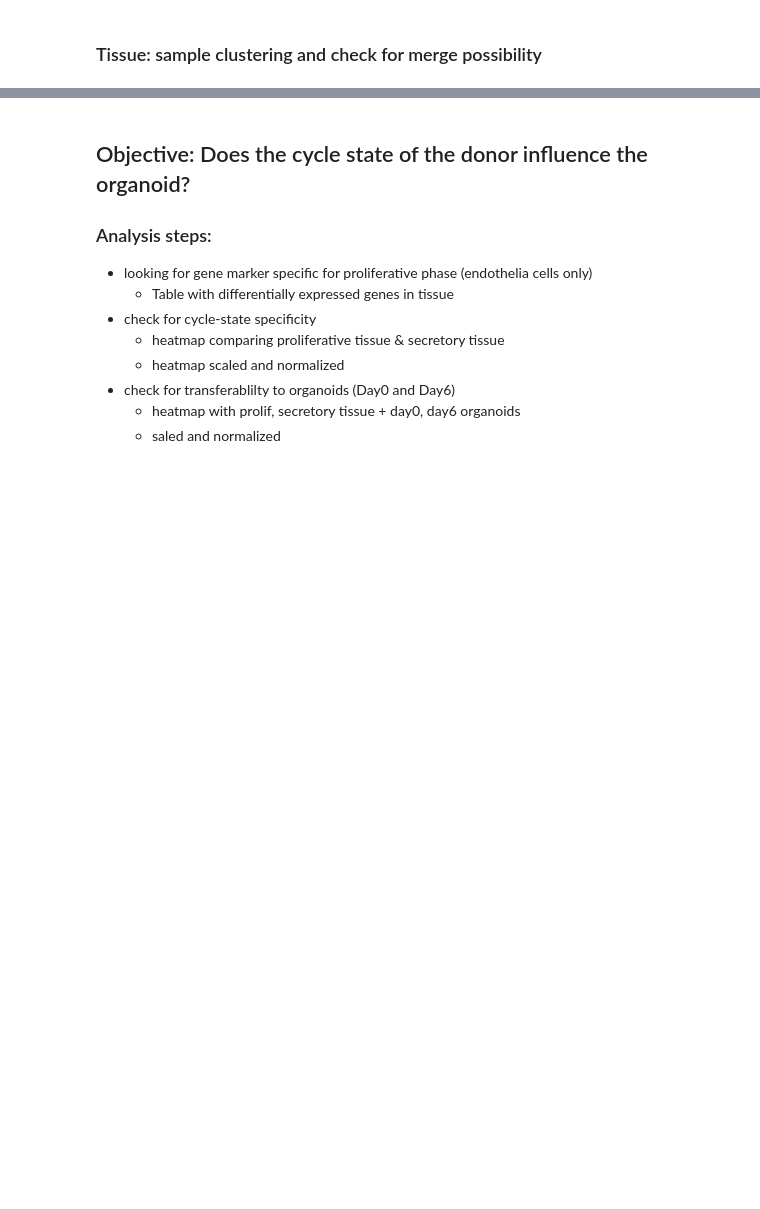
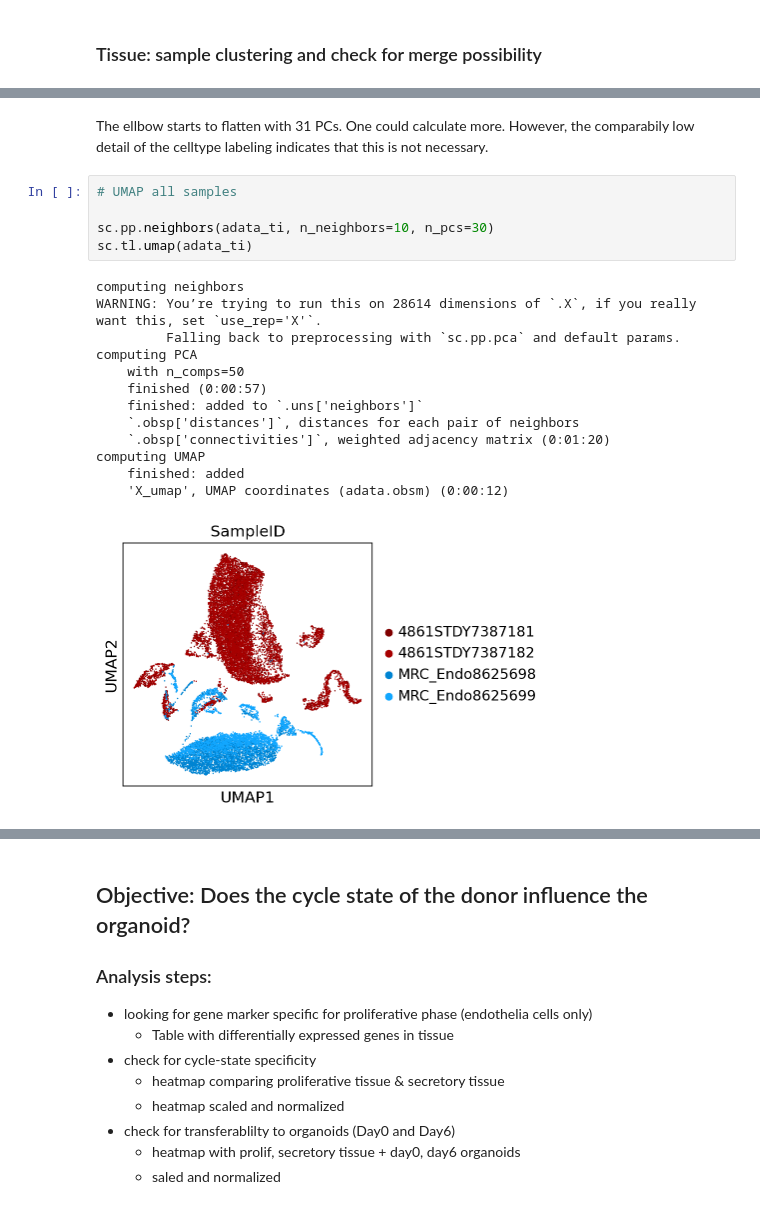
Before and after one commit to vicfabienne/Organoids_sc_WS2122, a Jupyter notebook: processing_notebooks/Code_for_finalreport.ipynb, the cells around one changed output, grey strips where cells are left out. Drawn from its saved outputs; the diff is of its cells as text; blank space fills up the shorter version.

```diff
--- a/processing_notebooks/Code_for_finalreport.ipynb
+++ b/processing_notebooks/Code_for_finalreport.ipynb
@@ -54,0 +62,22 @@ adata_org.var_names_make_unique()
+# %% [markdown]
+The ellbow starts to flatten with 31 PCs. One could calculate more. However, the comparabily low detail of the celltype
+labeling indicates that this is not necessary.
+# %%
+# UMAP all samples
+
+sc.pp.neighbors(adata_ti, n_neighbors=10, n_pcs=30)
+sc.tl.umap(adata_ti)
+# %% [output]
+computing neighbors
+WARNING: You’re trying to run this on 28614 dimensions of `.X`, if you really want this, set `use_rep='X'`.
+         Falling back to preprocessing with `sc.pp.pca` and default params.
+computing PCA
+    with n_comps=50
+    finished (0:00:57)
+    finished: added to `.uns['neighbors']`
+    `.obsp['distances']`, distances for each pair of neighbors
+    `.obsp['connectivities']`, weighted adjacency matrix (0:01:20)
+computing UMAP
+    finished: added
+    'X_umap', UMAP coordinates (adata.obsm) (0:00:12)
+[figure, added]
```
Also changed, not shown: parts of 16 cells of this notebook.
